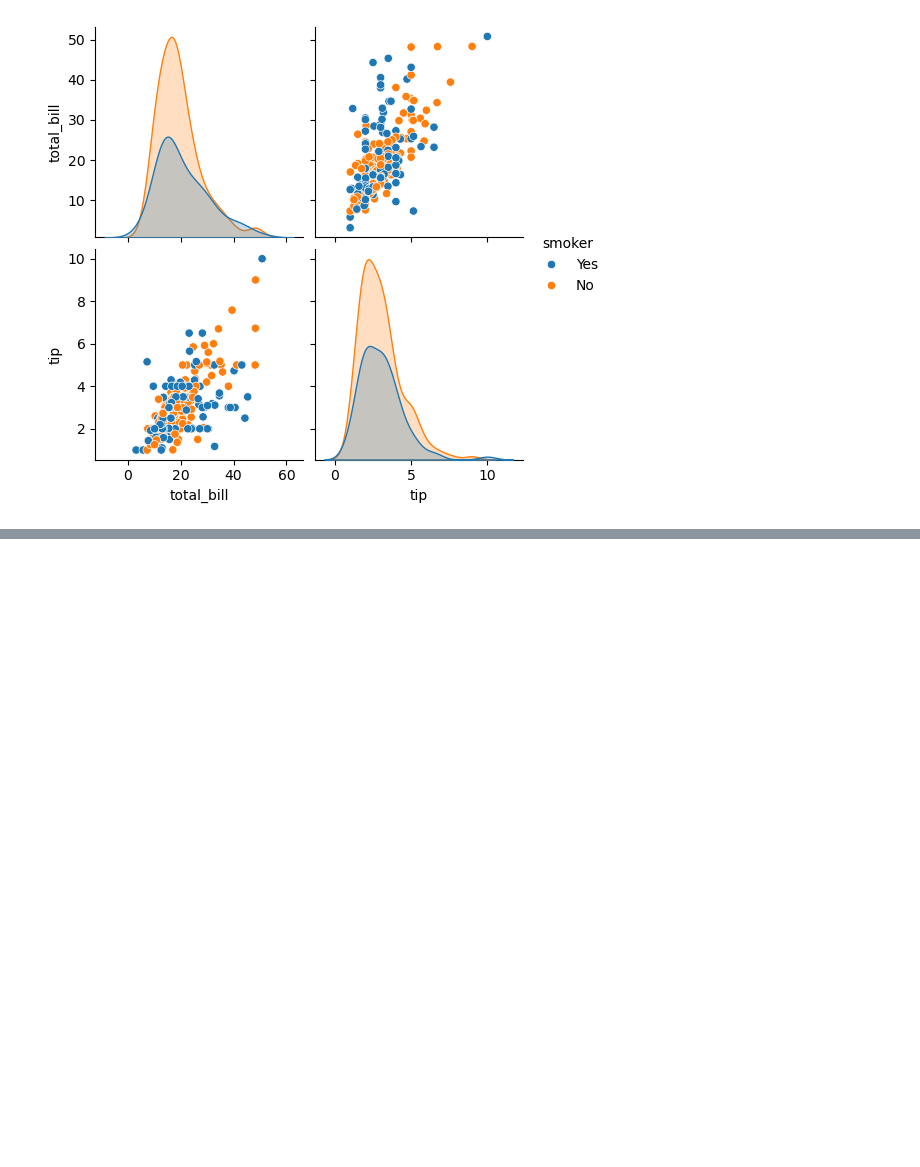
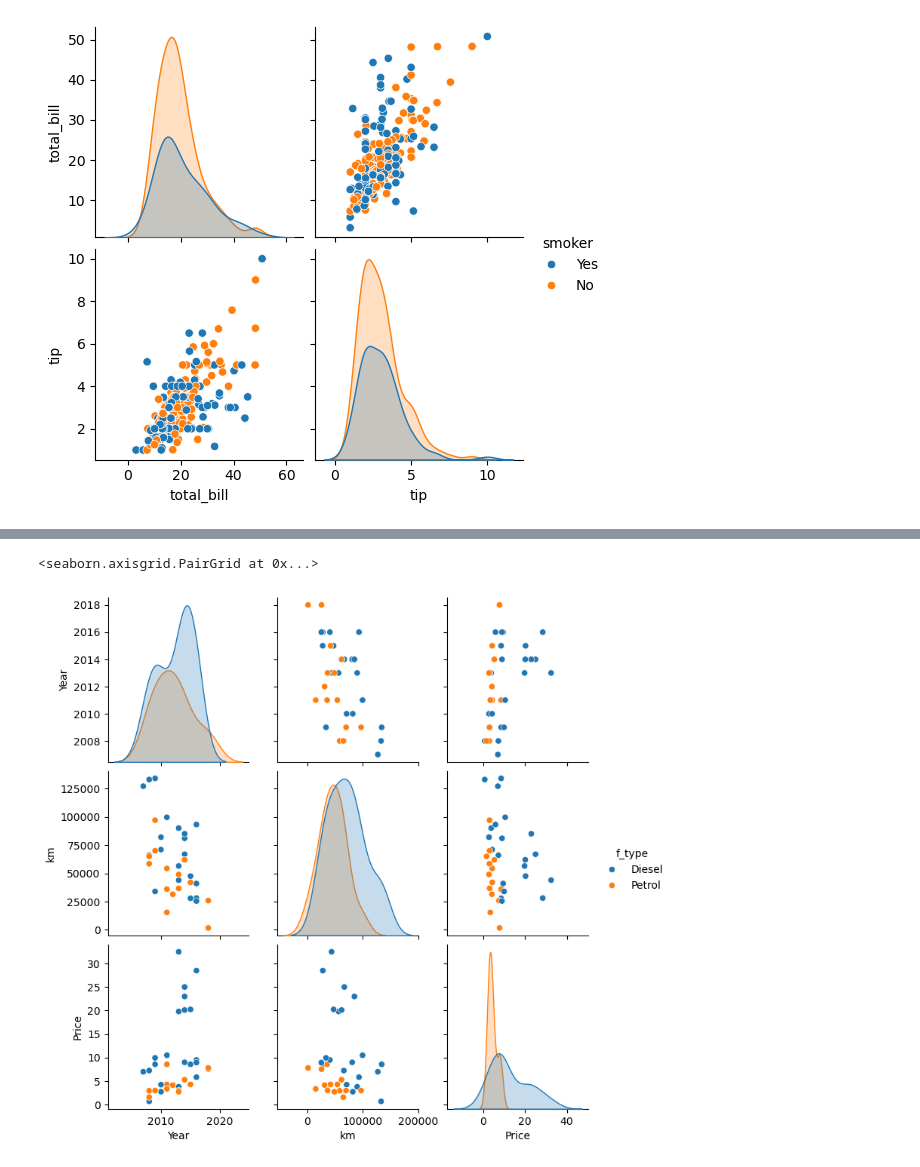
Before and after one commit to Palanikarthikeyan/DE_MLOPs-, a Jupyter notebook: DAY2/Oct-DE-DAY2.ipynb, the cells around one changed output, grey strips where cells are left out. Cells and saved outputs as stored; diff of their text form; code cells hidden in the pictures; blank space fills up the shorter version.

```diff
--- a/DAY2/Oct-DE-DAY2.ipynb
+++ b/DAY2/Oct-DE-DAY2.ipynb
@@ -598,0 +851,6 @@ jvm
+# %%
+# sns.pairplot(data=df)
+sns.pairplot(data=df,hue='f_type')
+# %% [output]
+<seaborn.axisgrid.PairGrid at 0x...>
+[figure, added]
```
Also changed, not shown: parts of 24 cells of this notebook.
